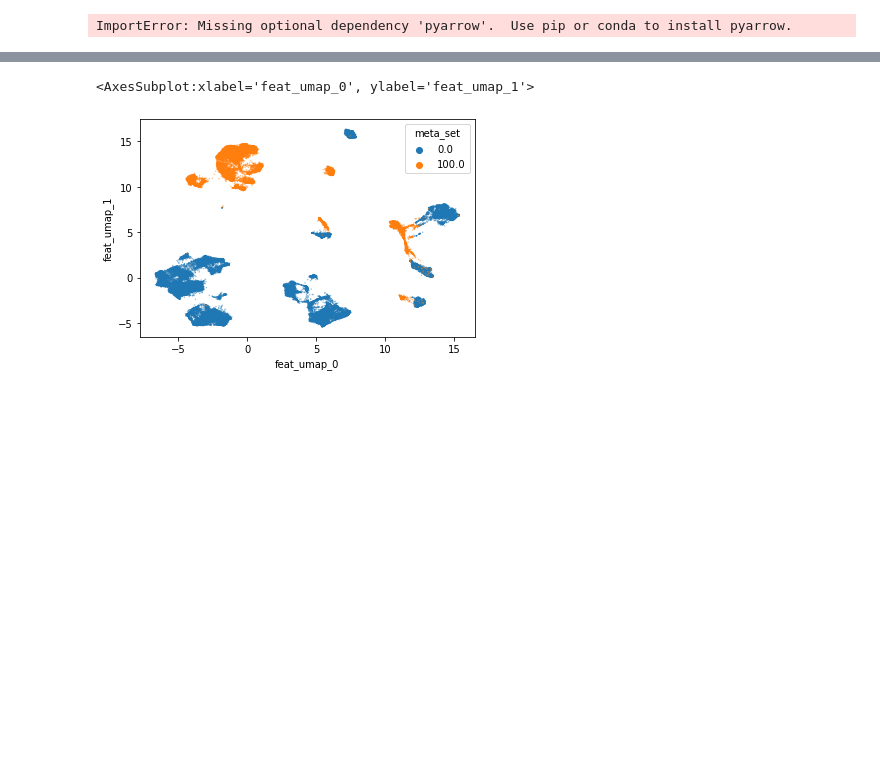
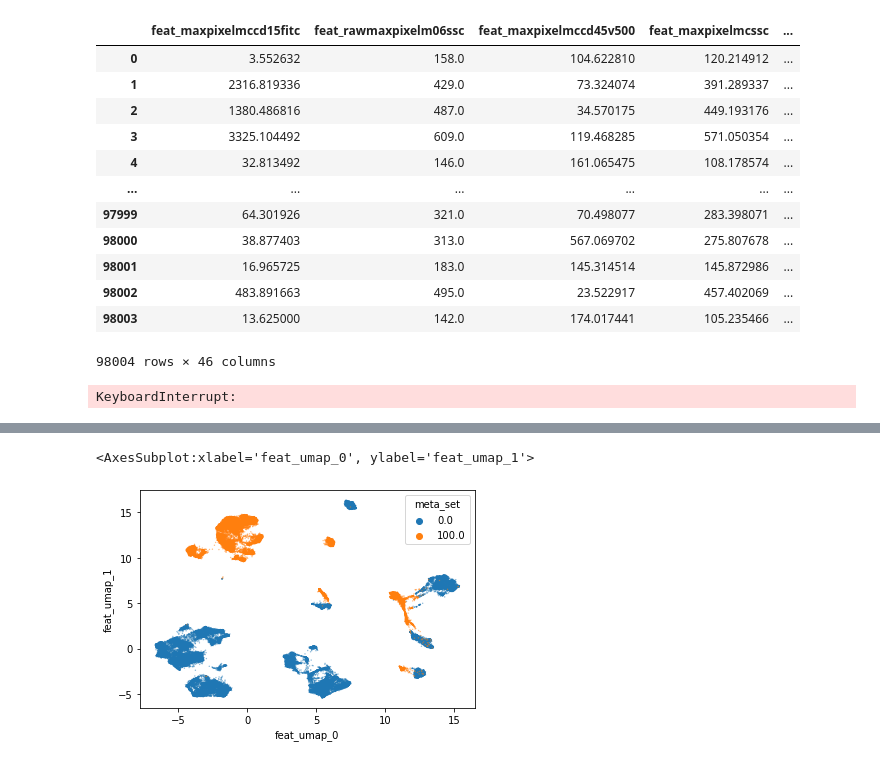
Before and after one commit to MaximLippeveld/buzz, a Jupyter notebook: demo/demo_wbc_ifc.ipynb, the cells around one changed output, grey strips where cells are left out. Drawn from its saved outputs; the diff is of its cells as text; code cells hidden in the pictures; blank space fills up the shorter version.

Commit message:
Demo updates

```diff
--- a/demo/demo_wbc_ifc.ipynb
+++ b/demo/demo_wbc_ifc.ipynb
@@ -46,12 +51,26 @@ seaborn.scatterplot(data=pandas.concat([embed_df, df], axis=1), hue="meta_set",
+# %%
+df.filter(regex="(area|maxpixel)")
+# %% [output]
+|  | feat_maxpixelmccd15fitc | feat_rawmaxpixelm06ssc | feat_maxpixelmccd45v500 | feat_maxpixelmcssc | ... |
+| 0 | 3.552632 | 158.0 | 104.622810 | 120.214912 | ... |
+| 1 | 2316.819336 | 429.0 | 73.324074 | 391.289337 | ... |
+| 2 | 1380.486816 | 487.0 | 34.570175 | 449.193176 | ... |
+| 3 | 3325.104492 | 609.0 | 119.468285 | 571.050354 | ... |
+| 4 | 32.813492 | 146.0 | 161.065475 | 108.178574 | ... |
+| ... | ... | ... | ... | ... | ... |
+| 97999 | 64.301926 | 321.0 | 70.498077 | 283.398071 | ... |
+| 98000 | 38.877403 | 313.0 | 567.069702 | 275.807678 | ... |
+| 98001 | 16.965725 | 183.0 | 145.314514 | 145.872986 | ... |
+| 98002 | 483.891663 | 495.0 | 23.522917 | 457.402069 | ... |
+| 98003 | 13.625000 | 142.0 | 174.017441 | 105.235466 | ... |
+98004 rows × 46 columns
 # %%
-export_df = pandas.concat([embed_df[["feat_pca_0", "feat_pca_1"]], df], axis=1)
+export_df = pandas.concat([embed_df[["feat_pca_0", "feat_pca_1"]], df.drop(columns=df.filter(regex='raw').columns)], axis=1)
 for col in export_df:
     if(export_df[col].dtype == numpy.int64):
         export_df[col] = export_df[col].astype(numpy.int32)
 
-export_df.reset_index(drop=True).to_feather("./demo_wbc.feather", compression="uncompressed")
+export_df.reset_index(drop=True).to_feather("./demo.feather", compression="uncompressed")
-# %% [output]
-ImportError: Missing optional dependency 'pyarrow'.  Use pip or conda to install pyarrow.
 # %%
 import umap
 # %%
@@ -65,8 +84,10 @@ for idx, gdf in df.groupby("meta_set"):
 minmax_df = pandas.concat(dfs)
 minmax_df.loc[minmax_df["meta_set"] == 100, "meta_set"] = 1
 # %%
-tmp = umap.UMAP(n_components=2).fit_transform(minmax_df.drop(columns=["meta_set", "meta_label"]).values)
+tmp = umap.UMAP(n_components=2).fit_transform(df.drop(columns=["meta_set", "meta_label"]).values)
 embed_df["feat_umap_0"] = tmp[:, 0]
 embed_df["feat_umap_1"] = tmp[:, 1]
+# %% [output]
+KeyboardInterrupt:
 # %%
 seaborn.scatterplot(data=pandas.concat([embed_df, df], axis=1), hue="meta_label", x="feat_umap_0", y="feat_umap_1", s=2, alpha=0.5, linewidth=0, palette="tab10")
```
Also changed, not shown: parts of 6 cells of this notebook, 2 other files.
